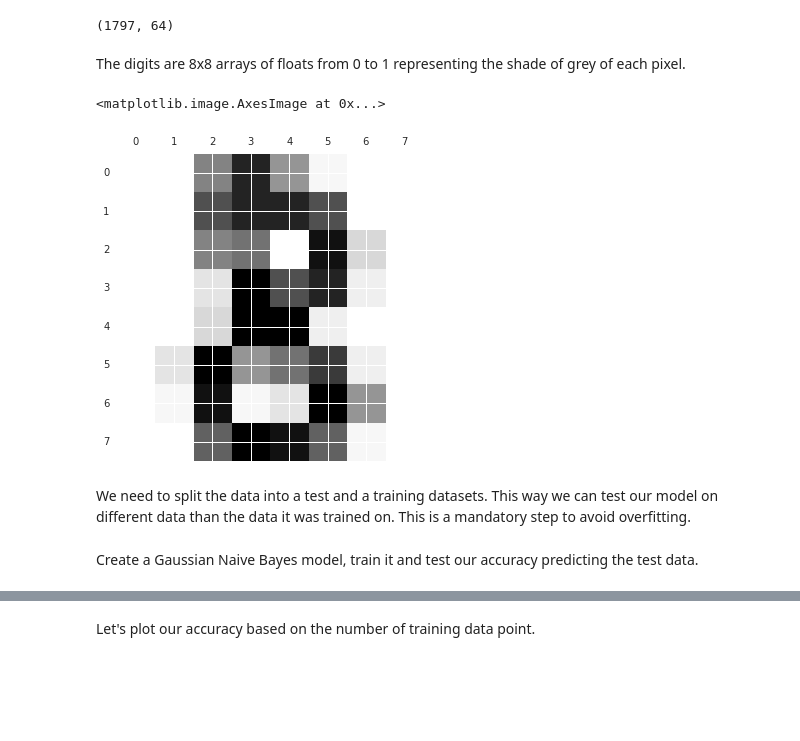
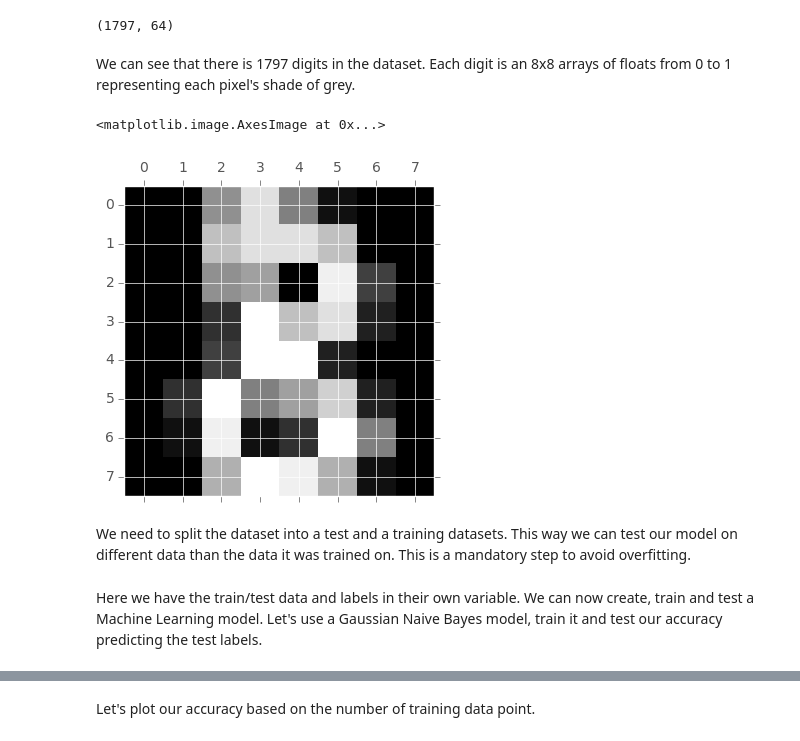
Before and after one commit to volnt/ml101, a Jupyter notebook: ml101.ipynb, the cells around one changed output, grey strips where cells are left out. Cells and saved outputs as stored; diff of their text form; code cells hidden in the pictures; blank space fills up the shorter version.

```diff
--- a/ml101.ipynb
+++ b/ml101.ipynb
@@ -0,0 +1,3 @@
+# %%
+%pylab inline
+matplotlib.style.use('ggplot')
@@ -29,20 +35,20 @@ print digits.data.shape
 # %% [output]
 (1797, 64)
 # %% [markdown]
-The digits are 8x8 arrays of floats from 0 to 1 representing the shade of grey of each pixel.
+We can see that there is 1797 digits in the dataset. Each digit is an 8x8 arrays of floats from 0 to 1 representing each pixel's shade of grey.
 # %%
 import pylab as pl
-pl.matshow(digits.images[8])
+pl.matshow(digits.images[8], cmap=pl.cm.gray)
 # %% [output]
 <matplotlib.image.AxesImage at 0x...>
-[figure, old version]
+[figure, new version]
 # %% [markdown]
-We need to split the data into a test and a training datasets. This way we can test our model on different data than the data it was trained on. This is a mandatory step to avoid overfitting.
+We need to split the dataset into a test and a training datasets. This way we can test our model on different data than the data it was trained on. This is a mandatory step to avoid overfitting.
 # %%
 from sklearn.cross_validation import train_test_split
 train_data, test_data, train_labels, test_labels = train_test_split(digits.data, digits.target, test_size=0.2)
 # %% [markdown]
-Create a Gaussian Naive Bayes model, train it and test our accuracy predicting the test data.
+Here we have the train/test data and labels in their own variable. We can now create, train and test a Machine Learning model. Let's use a Gaussian Naive Bayes model, train it and test our accuracy predicting the test labels.
 # %%
 from sklearn.naive_bayes import GaussianNB
 
```
Also changed, not shown: parts of 39 cells of this notebook.
